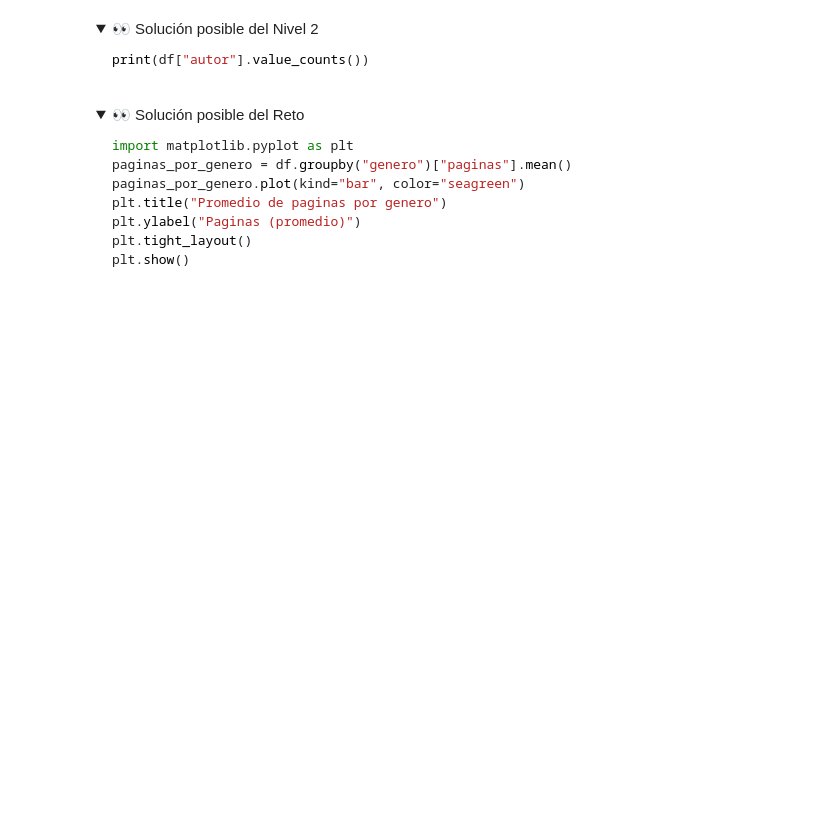
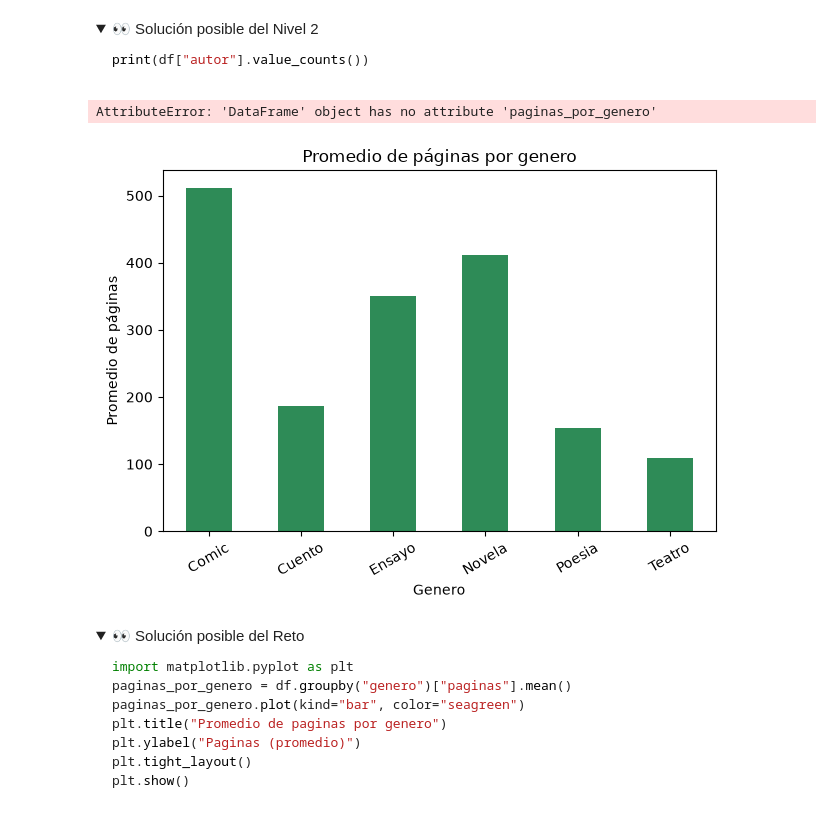
Before and after one commit to juancbaena/curso-python-humanidades-digitales, a Jupyter notebook: dia-3/09_manipulacion_y_visualizacion_de_datos.ipynb, the cells around one changed output. Saved outputs shown, nothing was run; the diff lists cells and outputs as text; code cells hidden in the pictures; folded sections open; blank space fills up the shorter version.

````diff
--- a/dia-3/09_manipulacion_y_visualizacion_de_datos.ipynb
+++ b/dia-3/09_manipulacion_y_visualizacion_de_datos.ipynb
@@ -140,8 +264,23 @@ novelas[["titulo", "autor", "anio"]]
 print(df["autor"].value_counts())
 ```
 </details>
+# %%
+paginas_por_genero = df.paginas_por_genero
+# %% [output]
+AttributeError: 'DataFrame' object has no attribute 'paginas_por_genero'
 # %%
 # Tu solucion del Reto (opcional):
+
+
+paginas_por_genero.plot(kind= 'bar', color = 'seagreen')
+plt.title("Promedio de páginas por genero")
+plt.xlabel("Genero")
+plt.ylabel("Promedio de páginas")
+plt.xticks(rotation=30)
+plt.tight_layout()
+plt.show()
+# %% [output]
+[figure, added]
 # %% [markdown]
 <details>
 <summary>👀 Solución posible del Reto</summary>
````
Also changed, not shown: parts of 11 cells of this notebook, 2 other files.
